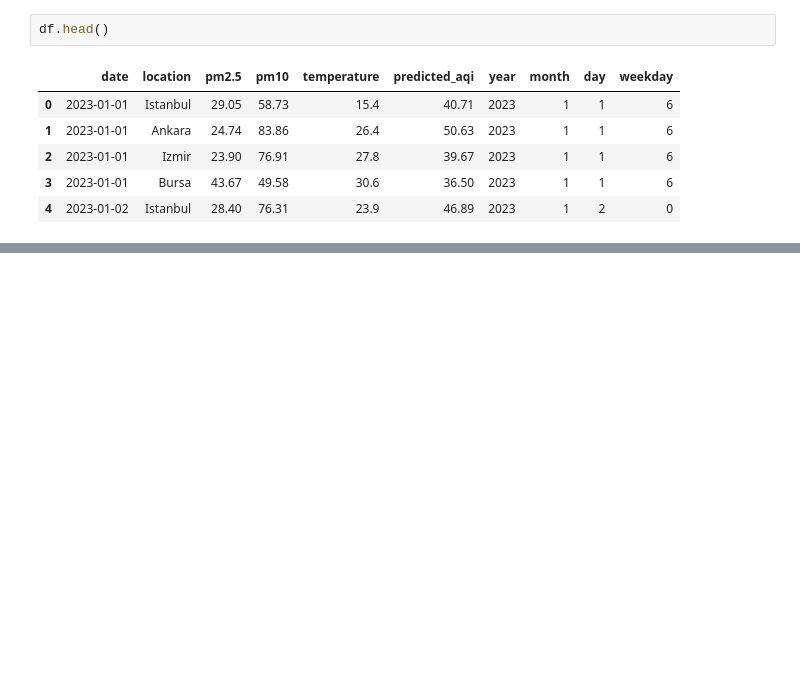
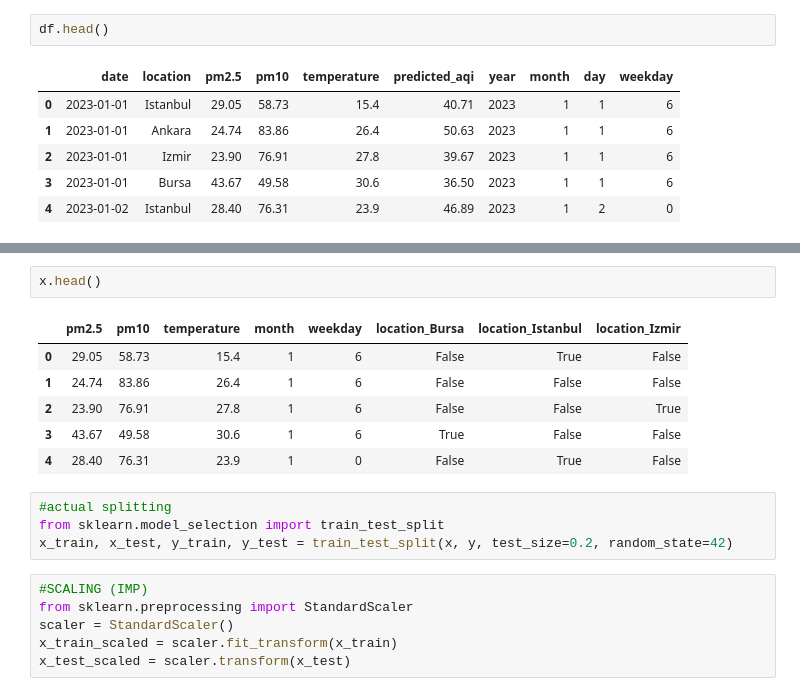
Before and after one commit to MahinR0GG/AQI-Prediction-System, a Jupyter notebook: main.ipynb, the cells around one changed output, grey strips where cells are left out. Drawn from its saved outputs; the diff is of its cells as text; blank space fills up the shorter version.

Commit message:
fix: model prediction and evaluation

```diff
--- a/main.ipynb
+++ b/main.ipynb
@@ -84,0 +99,19 @@ df.shape
+# %%
+x.head()
+# %% [output]
+|  | pm2.5 | pm10 | temperature | month | weekday | location_Bursa | location_Istanbul | location_Izmir |
+| 0 | 29.05 | 58.73 | 15.4 | 1 | 6 | False | True | False |
+| 1 | 24.74 | 83.86 | 26.4 | 1 | 6 | False | False | False |
+| 2 | 23.90 | 76.91 | 27.8 | 1 | 6 | False | False | True |
+| 3 | 43.67 | 49.58 | 30.6 | 1 | 6 | True | False | False |
+| 4 | 28.40 | 76.31 | 23.9 | 1 | 0 | False | True | False |
+# %%
+#actual splitting
+from sklearn.model_selection import train_test_split
+x_train, x_test, y_train, y_test = train_test_split(x, y, test_size=0.2, random_state=42)
+# %%
+#SCALING (IMP)
+from sklearn.preprocessing import StandardScaler
+scaler = StandardScaler()
+x_train_scaled = scaler.fit_transform(x_train)
+x_test_scaled = scaler.transform(x_test)
```
Also changed, not shown: parts of 8 cells of this notebook.
